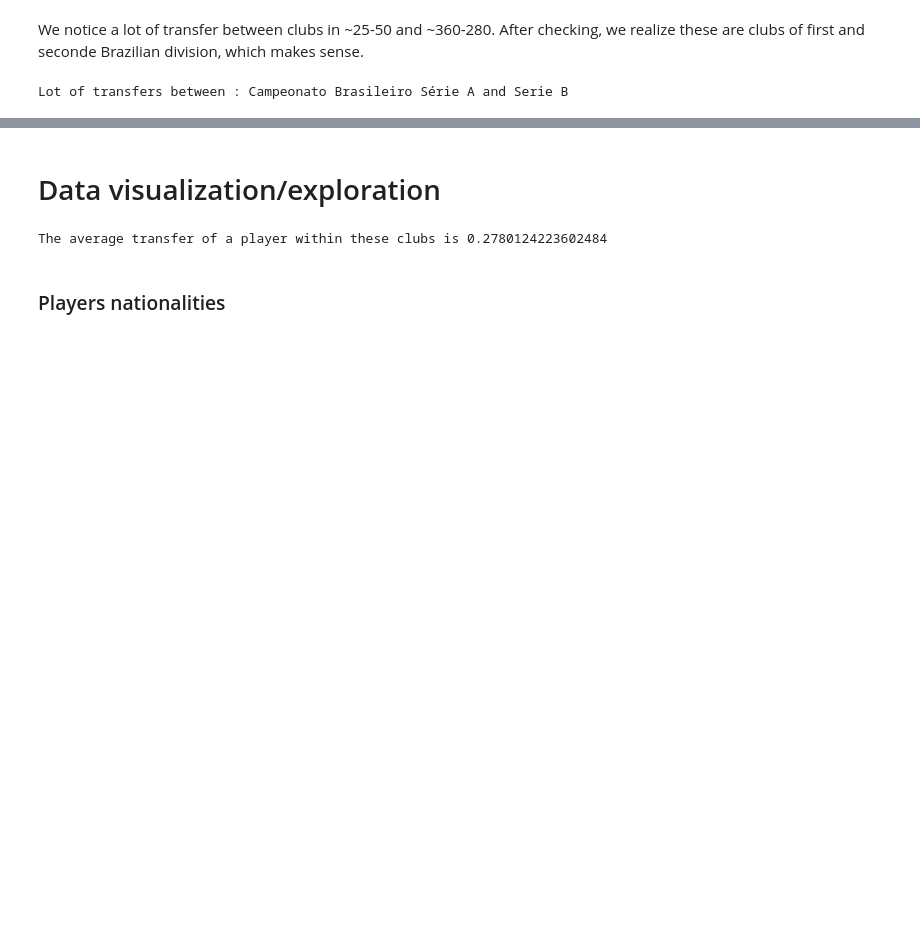
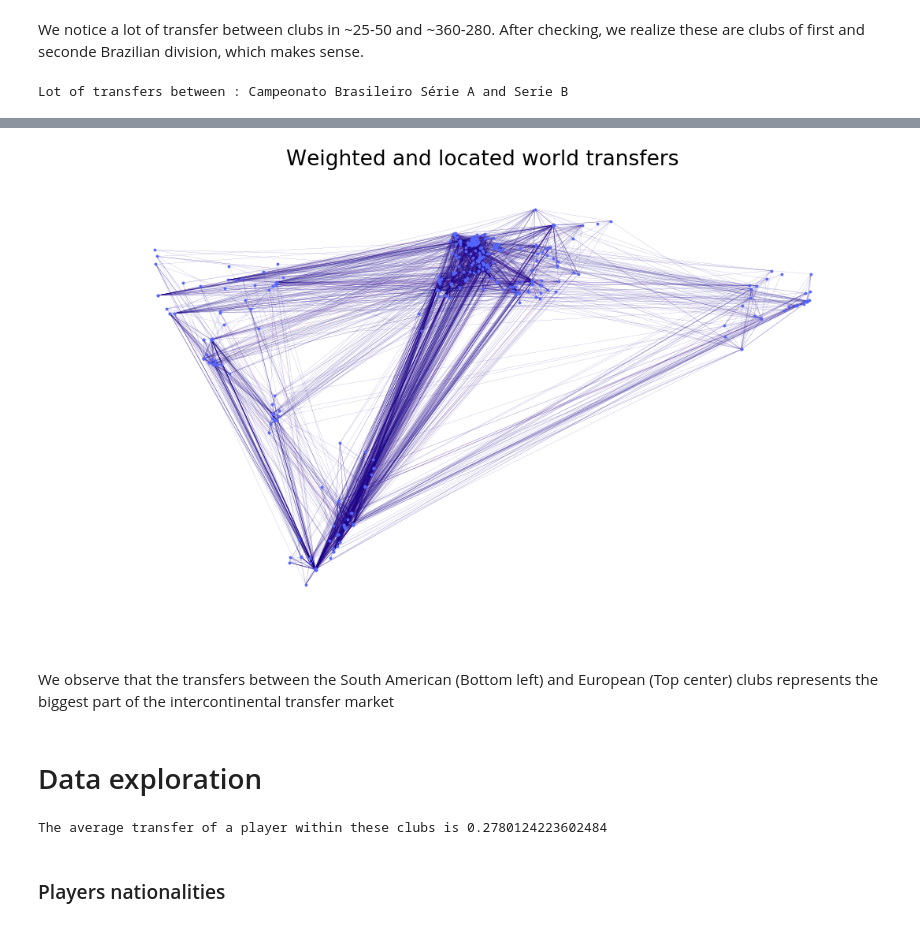
Before and after one commit to nathanquinteiro/ntds_football_transfer, a Jupyter notebook: Main.ipynb, the cells around one changed output, grey strips where cells are left out. Saved outputs shown, nothing was run; the diff lists cells and outputs as text; code cells hidden in the pictures; blank space fills up the shorter version.

```diff
--- a/Main.ipynb
+++ b/Main.ipynb
@@ -530,6 +533,7 @@ We have reasons to believe that players in a certain country, will tend to trans
 # %%
 # Our adjacency matrix should be 418x418
 W = np.zeros((width,width))
+W_weighted = np.zeros((width,width))
 # %%
 club_ids = []
 for club in clubs:
@@ -551,10 +555,19 @@ for club in clubs:
 club_pairs = sorted(club_pairs, key=lambda tup: tup[0])
 
 club_ids = []
+clubs_position = []
+
+# Dictionary of clubs position
+clubsPositionDict = {}
+for club in clubs:
+    club_id = int(club['href'].split("/")[-3])
+    clubsPositionDict[club_id] = [club["position"][1], club["position"][0]]
+
 
 # club_ids are now sorted based on the country
 for club in club_pairs:
     club_ids.append(club[1])
+    clubs_position.append(clubsPositionDict[club[1]])
 # %%
 # Fill the Adjacency matrix with one when transfer from one club to another
 # Where the two clubs match our 200 million euros valuation criteria
@@ -563,9 +576,11 @@ for idx, player in playersDF.iterrows():
         for transfer in player["transfers"]:
             from_club = int(transfer["from"])
             to_club = int(transfer["to"])
-            if(from_club in club_ids and to_club in club_ids):
+            if(from_club in club_ids and to_club in club_ids and to_club != from_club):
                 W[club_ids.index(from_club)][club_ids.index(to_club)] = 1
                 W[club_ids.index(to_club)][club_ids.index(from_club)] = 1
+                W_weighted[club_ids.index(from_club)][club_ids.index(to_club)] += transfer["amount"]
+                W_weighted[club_ids.index(to_club)][club_ids.index(from_club)] += transfer["amount"]
     except:
         pass
 # %%
@@ -609,5 +622,22 @@ plotting.plot_graph(G)
+# %%
+fig = matplotlib.pyplot.gcf()
+fig.set_size_inches(14, 8)
+
+g1 = nx.from_numpy_matrix(W_weighted)
+
+edges,weights = zip(*nx.get_edge_attributes(g1,'weight').items())
+maxWeight = max(weights)
+weights = list(map(lambda x: x/(maxWeight+1), weights))
+
+nx.draw(g1, clubs_position, node_color='#5566FF', node_size=8, edge_color=weights, width=0.1, edge_cmap=plt.cm.plasma)
+plt.title("Weighted and located world transfers")
+plt.show()
+# %% [output]
+[figure, added]
+# %% [markdown]
+We observe that the transfers between the South American (Bottom left) and European (Top center) clubs represents the biggest part of the intercontinental transfer market
 # %% [markdown]
-# Data visualization/exploration
+# Data exploration
 # %%
 # The average transfers of a player within these clubs
 # Compute the number of interactions (Number of edges/2) over the number of players
```
Also changed, not shown: parts of 5 cells of this notebook, 9 other files.
